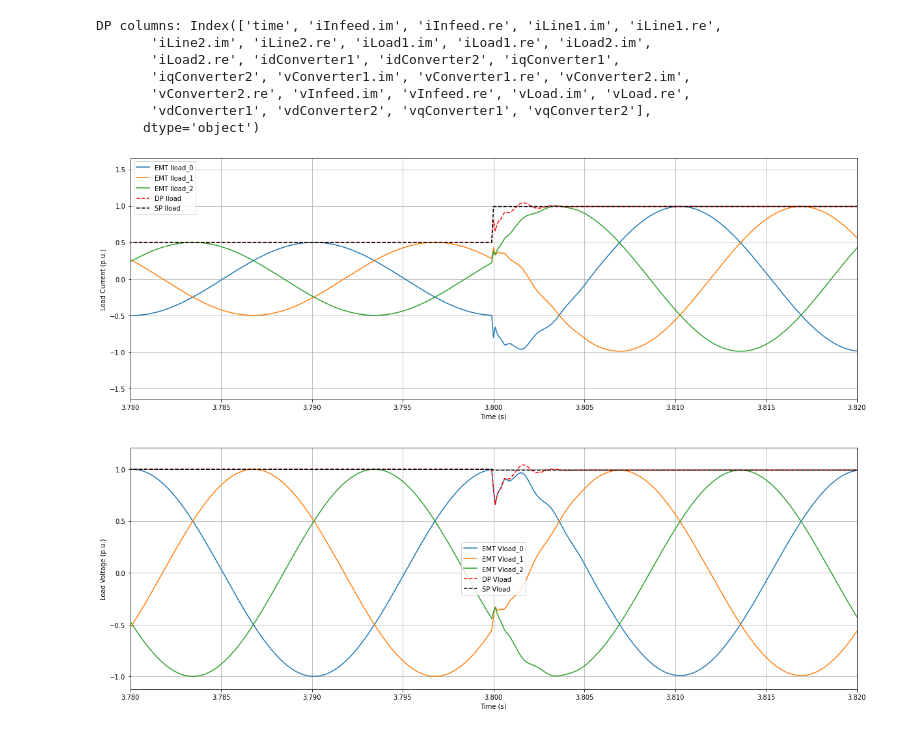
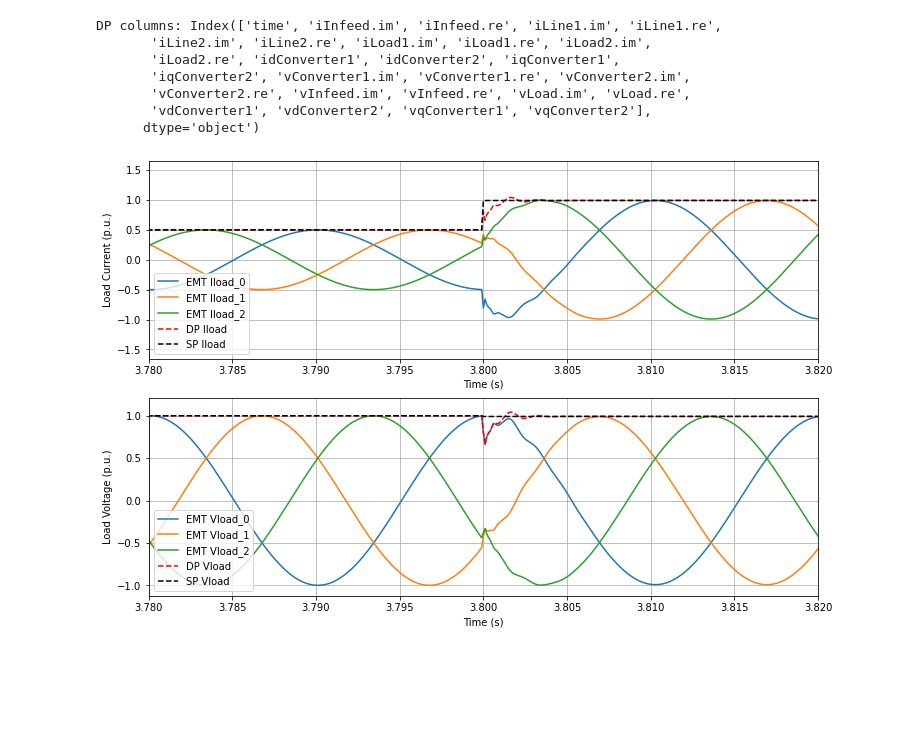
Before and after one commit to georgii-tishenin/dpsim, a Jupyter notebook: dpsim/examples/cxx/hvdc_wise/plotResults.ipynb, the cells around one changed output. Saved outputs shown, nothing was run; the diff lists cells and outputs as text; code cells hidden in the pictures; blank space fills up the shorter version.

Commit message:
Enhance plotting
Signed-off-by: Georgii Tishenin <georgii.tishenin@eonerc.rwth-aachen.de>

```diff
--- a/dpsim/examples/cxx/hvdc_wise/plotResults.ipynb
+++ b/dpsim/examples/cxx/hvdc_wise/plotResults.ipynb
@@ -28,7 +28,7 @@ def compute_base_values():
 
 # ----- PLOT FUNCTIONS -----
 def plot_load(df_EMT, df_DP, df_SP, baseCurrent, baseVoltage):
-    plt.figure(1, figsize=(20, 15))
+    plt.figure(1, figsize=(12, 8))
     # Subplot 1: Load currents
     plt.subplot(2, 1, 1)
     plt.grid(True)
@@ -46,7 +46,7 @@ def plot_load(df_EMT, df_DP, df_SP, baseCurrent, baseVoltage):
     plt.xlabel('Time (s)')
     plt.ylabel('Load Current (p.u.)')
     plt.xlim(3.78, 3.82)
-    plt.legend()
+    plt.legend(loc='lower left')
 
     # Subplot 2: Load voltages
     plt.subplot(2, 1, 2)
@@ -65,11 +65,11 @@ def plot_load(df_EMT, df_DP, df_SP, baseCurrent, baseVoltage):
     plt.xlabel('Time (s)')
     plt.ylabel('Load Voltage (p.u.)')
     plt.xlim(3.78, 3.82)
-    plt.legend()
+    plt.legend(loc='lower left')
 
 
 def plot_infeed(df_EMT, df_DP, df_SP, baseCurrent, baseVoltage):
-    plt.figure(2, figsize=(20, 15))
+    plt.figure(2, figsize=(12, 8))
     plt.subplot(2, 1, 1)
     plt.grid(True)
     plt.plot(df_EMT['time'], -df_EMT['iInfeed_0'] / baseCurrent / np.sqrt(2), label='EMT Iinf_0')
@@ -83,7 +83,7 @@ def plot_infeed(df_EMT, df_DP, df_SP, baseCurrent, baseVoltage):
     plt.xlabel('Time (s)')
     plt.ylabel('Infeed Current (p.u.)')
     plt.xlim(3.78, 3.82)
-    # plt.legend()
+    plt.legend(loc='lower left')
 
     plt.subplot(2, 1, 2)
     plt.grid(True)
@@ -98,11 +98,11 @@ def plot_infeed(df_EMT, df_DP, df_SP, baseCurrent, baseVoltage):
     plt.xlabel('Time (s)')
     plt.ylabel('Infeed Voltage (p.u.)')
     plt.xlim(3.78, 3.82)
-    # plt.legend()
+    plt.legend(loc='lower left')
 
 
 def plot_converter1(df_EMT, df_DP, df_SP, baseCurrent, baseVoltage):
-    plt.figure(3, figsize=(20, 15))
+    plt.figure(3, figsize=(12, 8))
     plt.subplot(2, 1, 1)
     plt.grid(True)
     EMT_I1_0 = df_EMT['iLine1_0'] / baseCurrent / np.sqrt(2)
@@ -119,7 +119,7 @@ def plot_converter1(df_EMT, df_DP, df_SP, baseCurrent, baseVoltage):
     plt.xlabel('Time (s)')
     plt.ylabel('Line1 Current (p.u.)')
     plt.xlim(3.78, 3.82)
-    # plt.legend()
+    plt.legend(loc='lower left')
 
     plt.subplot(2, 1, 2)
     plt.grid(True)
@@ -137,10 +137,10 @@ def plot_converter1(df_EMT, df_DP, df_SP, baseCurrent, baseVoltage):
     plt.xlabel('Time (s)')
     plt.ylabel('Converter1 Voltage (p.u.)')
     plt.xlim(3.78, 3.82)
-    # plt.legend()
+    plt.legend(loc='lower left')
 
 def plot_converter2(df_EMT, df_DP, df_SP, baseCurrent, baseVoltage):
-    plt.figure(4, figsize=(20, 15))
+    plt.figure(4, figsize=(12, 8))
     plt.subplot(2, 1, 1)
     plt.grid(True)
     EMT_I2_0 = df_EMT['iLine2_0'] / baseCurrent / np.sqrt(2)
@@ -157,7 +157,7 @@ def plot_converter2(df_EMT, df_DP, df_SP, baseCurrent, baseVoltage):
     plt.xlabel('Time (s)')
     plt.ylabel('Line2 Current (p.u.)')
     plt.xlim(3.78, 3.82)
-    plt.legend()
+    plt.legend(loc='lower left')
 
     plt.subplot(2, 1, 2)
     plt.grid(True)
@@ -175,10 +175,10 @@ def plot_converter2(df_EMT, df_DP, df_SP, baseCurrent, baseVoltage):
     plt.xlabel('Time (s)')
     plt.ylabel('Converter2 Voltage (p.u.)')
     plt.xlim(3.78, 3.82)
-    plt.legend()
+    plt.legend(loc='lower left')
 
 def plot_converter1InternalVariables(df_EMT, df_DP, df_SP, baseCurrent, baseVoltage):
-    plt.figure(5, figsize=(20, 15))  # Adjust figure size for better layout
+    plt.figure(5, figsize=(12, 8))  # Adjust figure size for better layout
 
     # Define consistent colors for EMT, DP, and SP
     colors = {'EMT': 'blue', 'DP': 'red', 'SP': 'black'}
@@ -192,7 +192,7 @@ def plot_converter1InternalVariables(df_EMT, df_DP, df_SP, baseCurrent, baseVolt
     plt.xlabel('Time (s)')
     plt.ylabel('d-axis Current (A)')
     plt.xlim(3.78, 3.82)
-    plt.legend()
+    plt.legend(loc='lower left')
 
     # Plot q-axis currents
     plt.subplot(4, 1, 2)
@@ -203,7 +203,7 @@ def plot_converter1InternalVariables(df_EMT, df_DP, df_SP, baseCurrent, baseVolt
     plt.xlabel('Time (s)')
     plt.ylabel('q-axis Current (A)')
     plt.xlim(3.78, 3.82)
-    plt.legend()
+    plt.legend(loc='lower left')
 
     # Plot d-axis voltages
     plt.subplot(4, 1, 3)
@@ -214,7 +214,7 @@ def plot_converter1InternalVariables(df_EMT, df_DP, df_SP, baseCurrent, baseVolt
     plt.xlabel('Time (s)')
     plt.ylabel('d-axis Voltage (V)')
     plt.xlim(3.78, 3.82)
-    plt.legend()
+    plt.legend(loc='lower left')
 
     # Plot q-axis voltages
     plt.subplot(4, 1, 4)
@@ -225,10 +225,10 @@ def plot_converter1InternalVariables(df_EMT, df_DP, df_SP, baseCurrent, baseVolt
     plt.xlabel('Time (s)')
     plt.ylabel('q-axis Voltage (V)')
     plt.xlim(3.78, 3.82)
-    plt.legend()
+    plt.legend(loc='lower left')
 
 def plot_converter2InternalVariables(df_EMT, df_DP, df_SP, baseCurrent, baseVoltage):
-    plt.figure(6, figsize=(20, 15))  # Adjust figure size for better layout
+    plt.figure(6, figsize=(12, 8))  # Adjust figure size for better layout
 
     # Define consistent colors for EMT, DP, and SP
     colors = {'EMT': 'blue', 'DP': 'red', 'SP': 'black'}
@@ -242,7 +242,7 @@ def plot_converter2InternalVariables(df_EMT, df_DP, df_SP, baseCurrent, baseVolt
     plt.xlabel('Time (s)')
     plt.ylabel('d-axis Current (A)')
     plt.xlim(3.78, 3.82)
-    plt.legend()
+    plt.legend(loc='lower left')
 
     # Plot q-axis currents
     plt.subplot(4, 1, 2)
@@ -253,7 +253,7 @@ def plot_converter2InternalVariables(df_EMT, df_DP, df_SP, baseCurrent, baseVolt
     plt.xlabel('Time (s)')
     plt.ylabel('q-axis Current (A)')
     plt.xlim(3.78, 3.82)
-    plt.legend()
+    plt.legend(loc='lower left')
 
     # Plot d-axis voltages
     plt.subplot(4, 1, 3)
@@ -264,7 +264,7 @@ def plot_converter2InternalVariables(df_EMT, df_DP, df_SP, baseCurrent, baseVolt
     plt.xlabel('Time (s)')
     plt.ylabel('d-axis Voltage (V)')
     plt.xlim(3.78, 3.82)
-    plt.legend()
+    plt.legend(loc='lower left')
 
     # Plot q-axis voltages
     plt.subplot(4, 1, 4)
@@ -275,34 +275,34 @@ def plot_converter2InternalVariables(df_EMT, df_DP, df_SP, baseCurrent, baseVolt
     plt.xlabel('Time (s)')
     plt.ylabel('q-axis Voltage (V)')
     plt.xlim(3.78, 3.82)
-    plt.legend()
+    plt.legend(loc='lower left')
 
 def main():
     # Change paths here
     path_EMT = "/home/gti/development/dpsim_local/dpsim/build/dpsim/examples/cxx/logs/EMT_simulation/EMT_simulation.csv"
     path_DP  = "/home/gti/development/dpsim_local/dpsim/build/dpsim/examples/cxx/logs/DP_simulation/DP_simulation.csv"
     path_SP  = "/home/gti/development/dpsim_local/dpsim/build/dpsim/examples/cxx/logs/SP_simulation/SP_simulation.csv"
 
     df_EMT, df_DP, df_SP = load_data(path_EMT, path_DP, path_SP)
     baseCurrent, baseVoltage = compute_base_values()
 
     plot_load(df_EMT, df_DP, df_SP, baseCurrent, baseVoltage)
     plot_infeed(df_EMT, df_DP, df_SP, baseCurrent, baseVoltage)
     plot_converter1(df_EMT, df_DP, df_SP, baseCurrent, baseVoltage)
     plot_converter2(df_EMT, df_DP, df_SP, baseCurrent, baseVoltage)
     plot_converter1InternalVariables(df_EMT, df_DP, df_SP, baseCurrent, baseVoltage)
     plot_converter2InternalVariables(df_EMT, df_DP, df_SP, baseCurrent, baseVoltage)
 
     plt.show()
 
 if __name__ == "__main__":
     main()
 # %% [output]
 DP columns: Index(['time', 'iInfeed.im', 'iInfeed.re', 'iLine1.im', 'iLine1.re',
        'iLine2.im', 'iLine2.re', 'iLoad1.im', 'iLoad1.re', 'iLoad2.im',
        'iLoad2.re', 'idConverter1', 'idConverter2', 'iqConverter1',
        'iqConverter2', 'vConverter1.im', 'vConverter1.re', 'vConverter2.im',
        'vConverter2.re', 'vInfeed.im', 'vInfeed.re', 'vLoad.im', 'vLoad.re',
        'vdConverter1', 'vdConverter2', 'vqConverter1', 'vqConverter2'],
       dtype='object')
-[figure, old version]
+[figure, new version]
```
Also changed, not shown: parts of 1 cell of this notebook.
